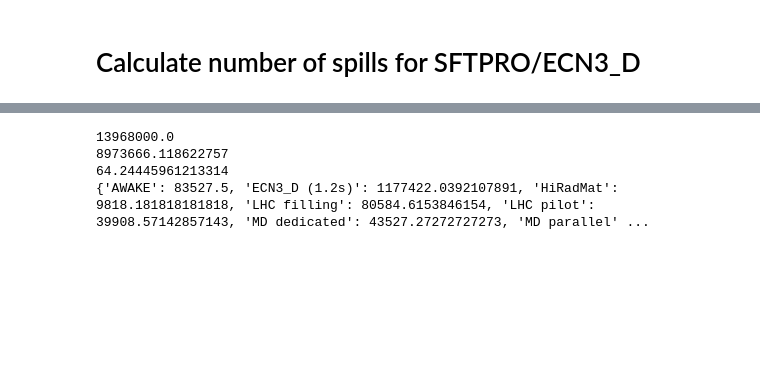
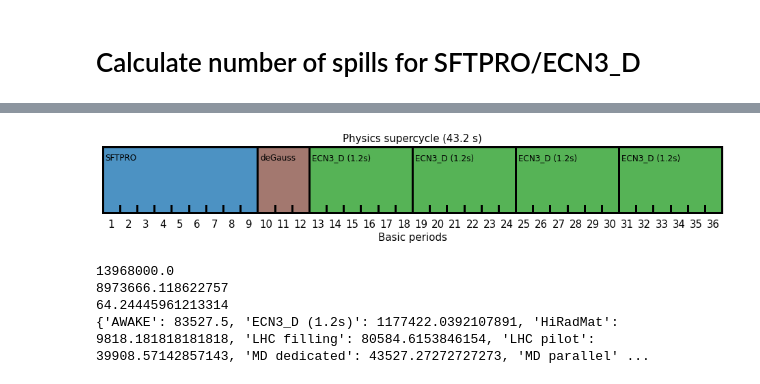
Before and after one commit to tprebiba/super-cycle-modelling, a Jupyter notebook: 01_get_SHiP_spills.ipynb, the cells around one changed output, grey strips where cells are left out. Drawn from its saved outputs; the diff is of its cells as text; code cells hidden in the pictures; blank space fills up the shorter version.

```diff
--- a/01_get_SHiP_spills.ipynb
+++ b/01_get_SHiP_spills.ipynb
@@ -85,6 +85,10 @@ df2
 | Physics with parallel MD | - | 4 | - | - | - | - | 1 | 1 | ... |
 | Scrubbing | - | - | - | - | - | - | - | 1 | ... |
 | Thursday MD | - | 2 | - | - | - | 1 | - | 1 | ... |
+# %%
+SPS_future_supercycles_scenario['Physics'].plot_supercycle()
+# %% [output]
+[figure, added]
 # %%
 # Allocate time and calculate spills
 machine_availability = 0.8
```
